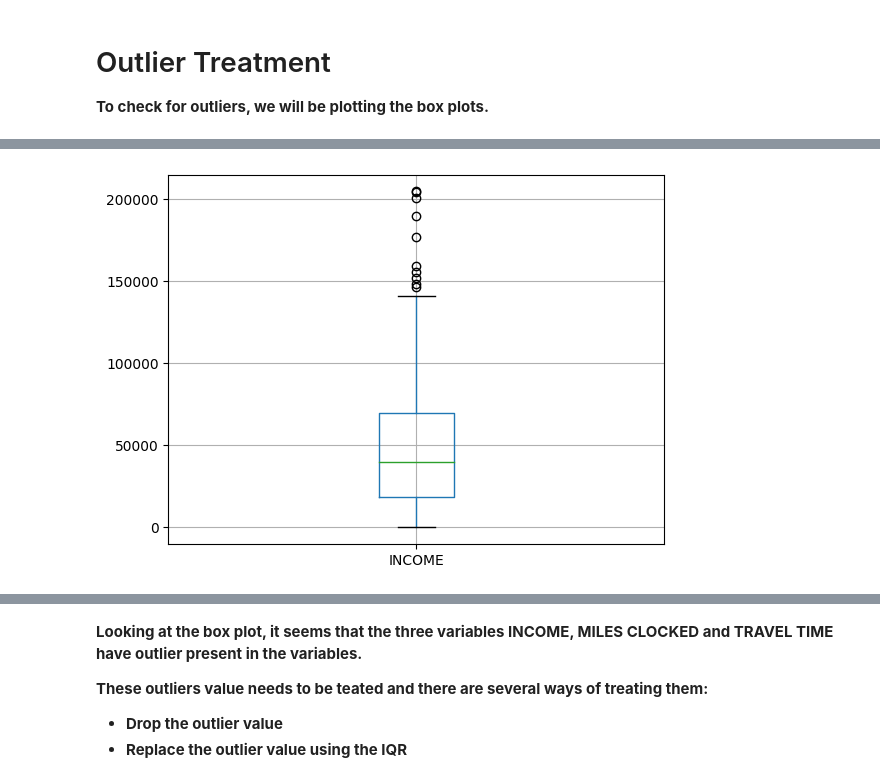
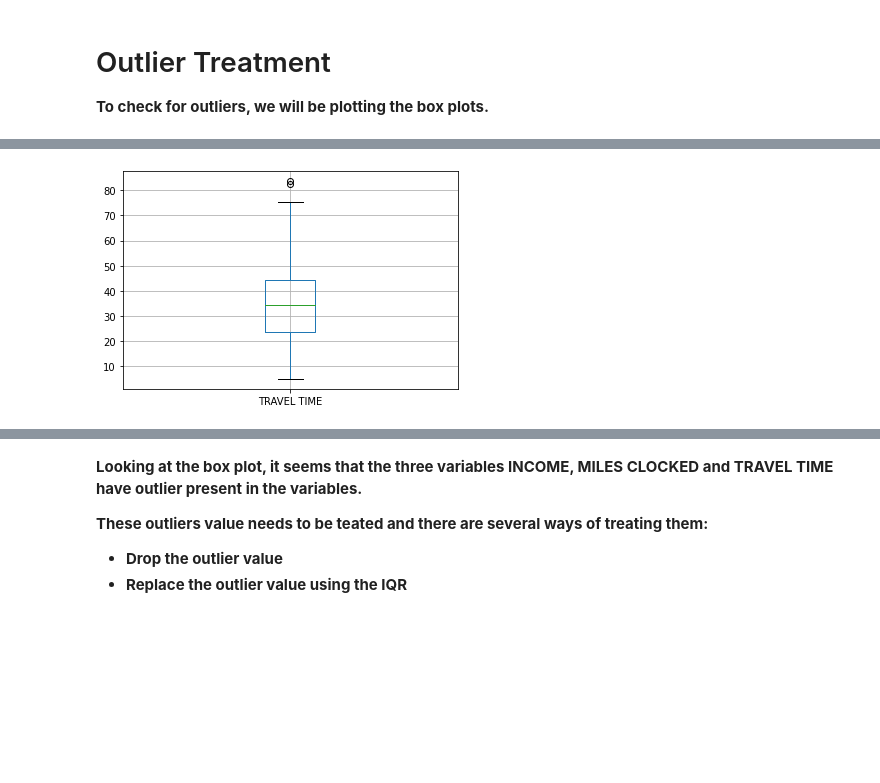
Before and after one commit to Aks-20/AI-ML, a Jupyter notebook: EDA_Cars_G_[1].ipynb, the cells around one changed output, grey strips where cells are left out. Drawn from its saved outputs; the diff is of its cells as text; code cells hidden in the pictures; blank space fills up the shorter version.

```diff
--- a/EDA_Cars_G_[1].ipynb
+++ b/EDA_Cars_G_[1].ipynb
@@ -152,8 +168,8 @@ plt.show()
 # %%
-df.boxplot(column=['INCOME'])
+df.boxplot(column=['TRAVEL TIME'])
 plt.show()
 # %% [output]
-[figure, old version]
+[figure, new version]
 # %%
 df.boxplot(column=['CAR AGE'])
 plt.show()
```
Also changed, not shown: parts of 64 cells of this notebook.
